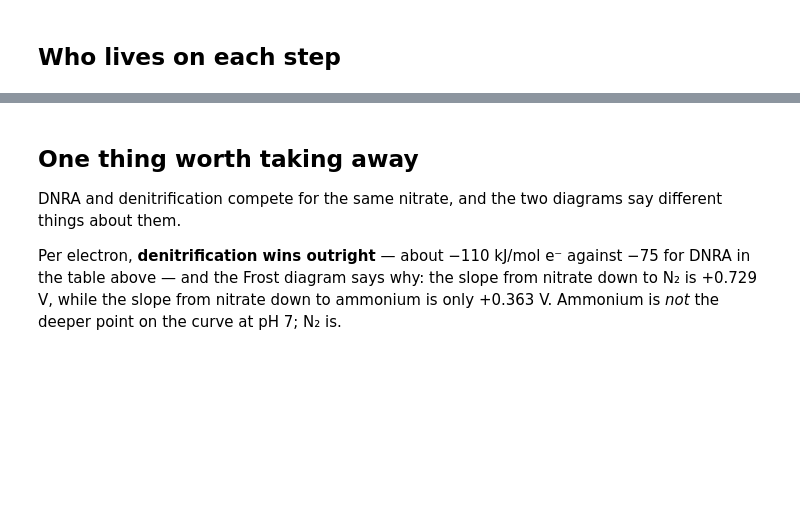
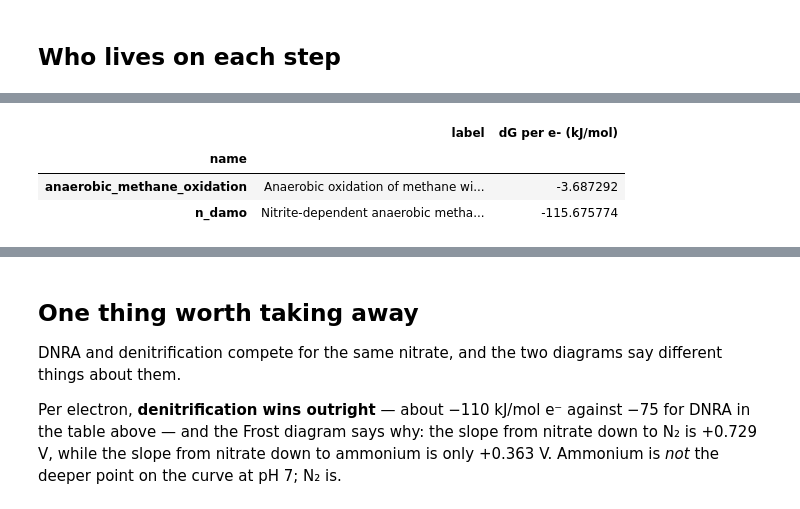
Before and after one commit to JamesRH/microbial_thermo, a Jupyter notebook: notebooks/06_nitrogen.ipynb, the cells around one changed output, grey strips where cells are left out. Drawn from its saved outputs; the diff is of its cells as text; code cells hidden in the pictures; blank space fills up the shorter version.

```diff
--- a/notebooks/06_nitrogen.ipynb
+++ b/notebooks/06_nitrogen.ipynb
@@ -144,0 +165,8 @@ Duplicate found for species "Arsenolite" in supcrtbl.dat
+# %%
+pair = table.loc[["anaerobic_methane_oxidation", "n_damo"]]
+pair[["label", "dG per e- (kJ/mol)"]]
+# %% [output]
+|  | label | dG per e- (kJ/mol) |
+| name |  |  |
+| anaerobic_methane_oxidation | Anaerobic oxidation of methane wi... | -3.687292 |
+| n_damo | Nitrite-dependent anaerobic metha... | -115.675774 |
```
Also changed, not shown: parts of 4 cells of this notebook, 16 other files.
